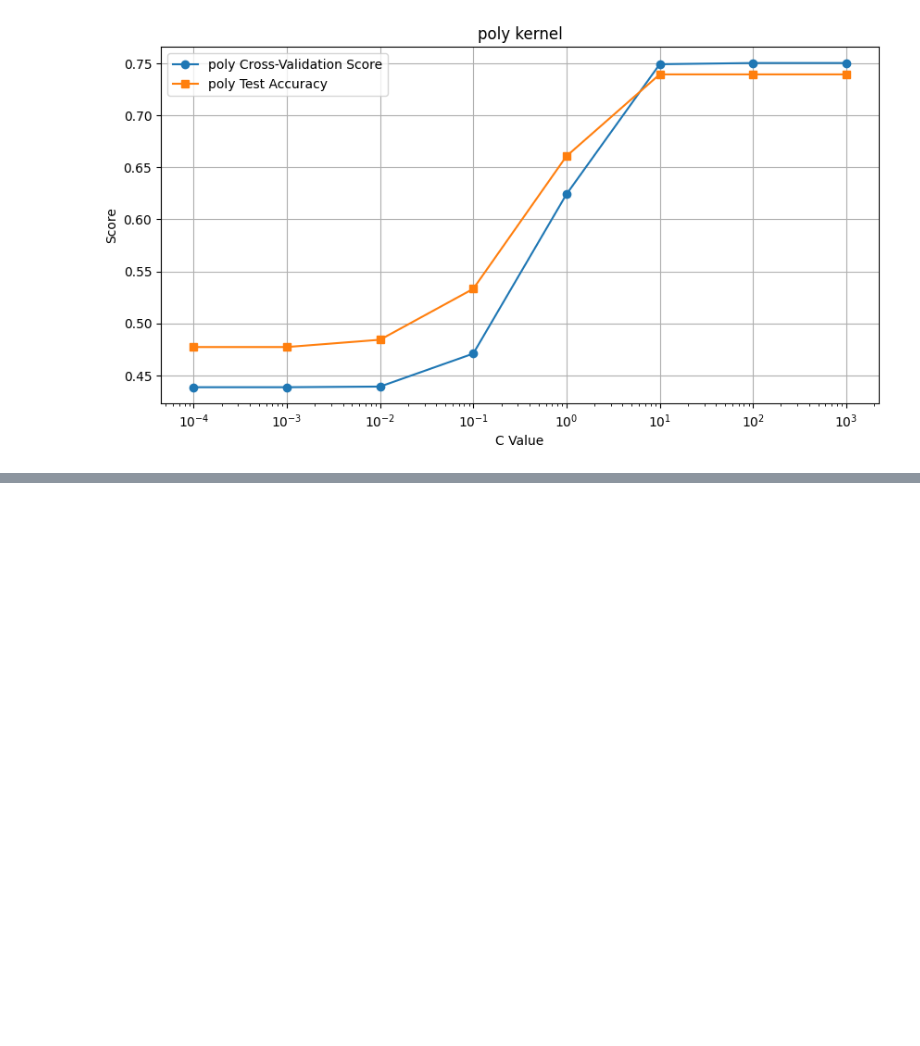
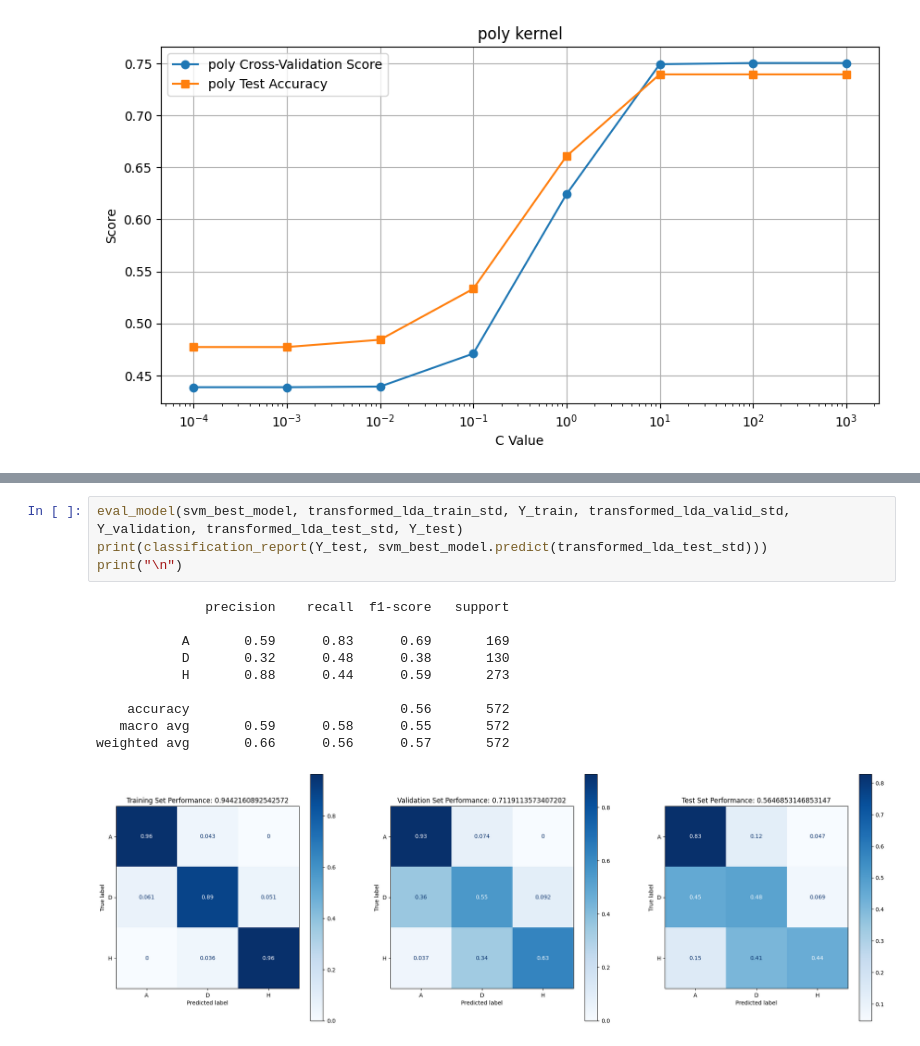
Before and after one commit to Gus-Amorim/PLMatchPredictions, a Jupyter notebook: Decision_Tree_and_SVM.ipynb, the cells around one changed output, grey strips where cells are left out. Drawn from its saved outputs; the diff is of its cells as text; blank space fills up the shorter version.

```diff
--- a/Decision_Tree_and_SVM.ipynb
+++ b/Decision_Tree_and_SVM.ipynb
@@ -444,0 +602,15 @@ plot(kernel='poly')
+# %%
+eval_model(svm_best_model, transformed_lda_train_std, Y_train, transformed_lda_valid_std, Y_validation, transformed_lda_test_std, Y_test)
+print(classification_report(Y_test, svm_best_model.predict(transformed_lda_test_std)))
+print("\n")
+# %% [output]
+              precision    recall  f1-score   support
+
+           A       0.59      0.83      0.69       169
+           D       0.32      0.48      0.38       130
+           H       0.88      0.44      0.59       273
+
+    accuracy                           0.56       572
+   macro avg       0.59      0.58      0.55       572
+weighted avg       0.66      0.56      0.57       572
+[figure, added]
```
Also changed, not shown: parts of 12 cells of this notebook.
